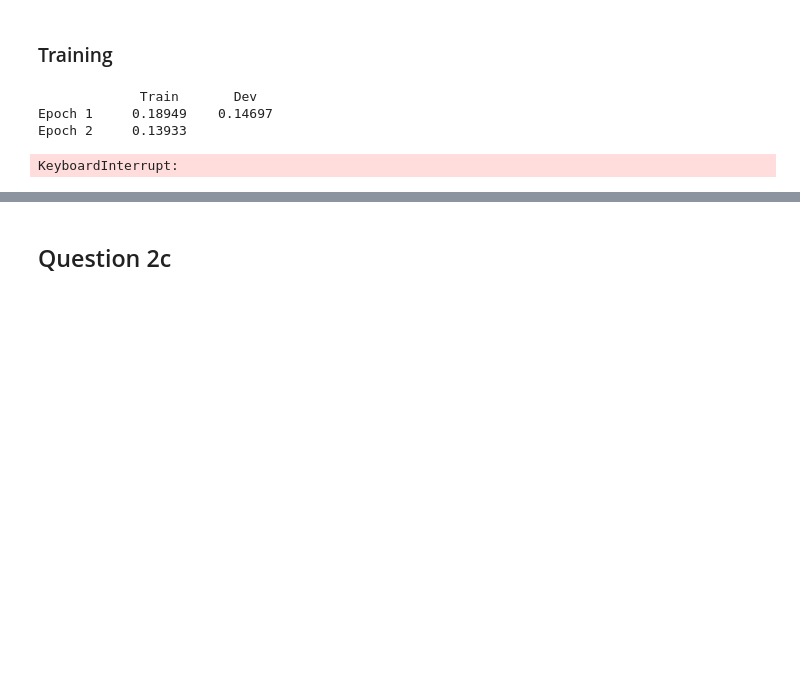
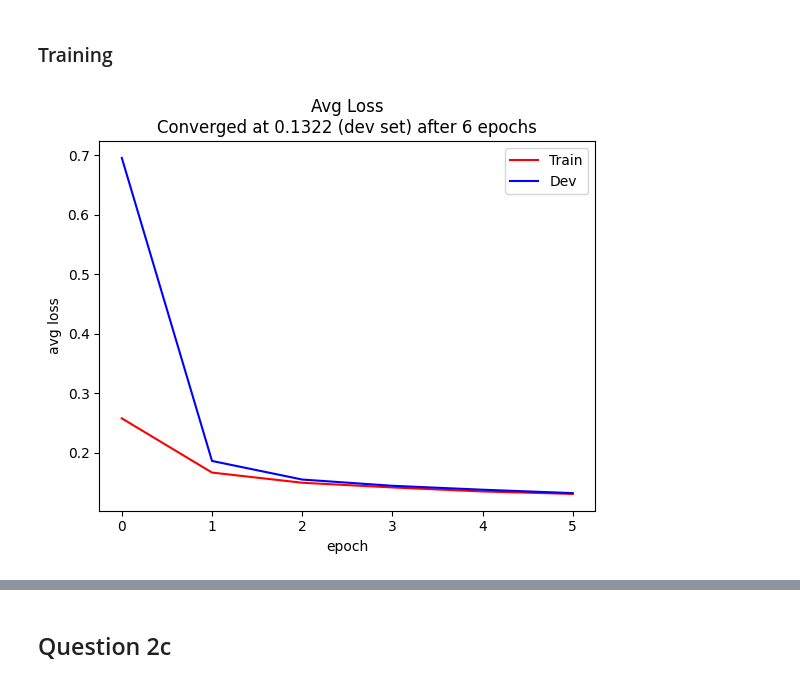
Before and after one commit to jgray9/CMSC678_Assignment3, a Jupyter notebook: Assignment 3.ipynb, the cells around one changed output, grey strips where cells are left out. Cells and saved outputs as stored; diff of their text form; code cells hidden in the pictures; blank space fills up the shorter version.

Commit message:
training output is matplot plot

```diff
--- a/Assignment 3.ipynb
+++ b/Assignment 3.ipynb
@@ -99,11 +106,8 @@ def train_encoder(model: nn.Module, criterion: nn.Module, optimizer: optim.Optim
 ### Training
 # %%
 encoder_linear = LinearAutoEncoder().cuda()
-train_encoder(encoder_linear, nn.BCELoss(), optim.Adam(encoder_linear.parameters(), lr=0.01), 100)
+train_encoder(encoder_linear, nn.BCELoss(), optim.Adam(encoder_linear.parameters(), lr=0.001), 100)
 # %% [output]
-             Train       Dev
-Epoch 1     0.18949    0.14697
-Epoch 2     0.13933
-KeyboardInterrupt:
+[figure, added]
 # %%
 encoder_conv = ConvAutoEncoder().cuda()
```
Also changed, not shown: parts of 14 cells of this notebook.
